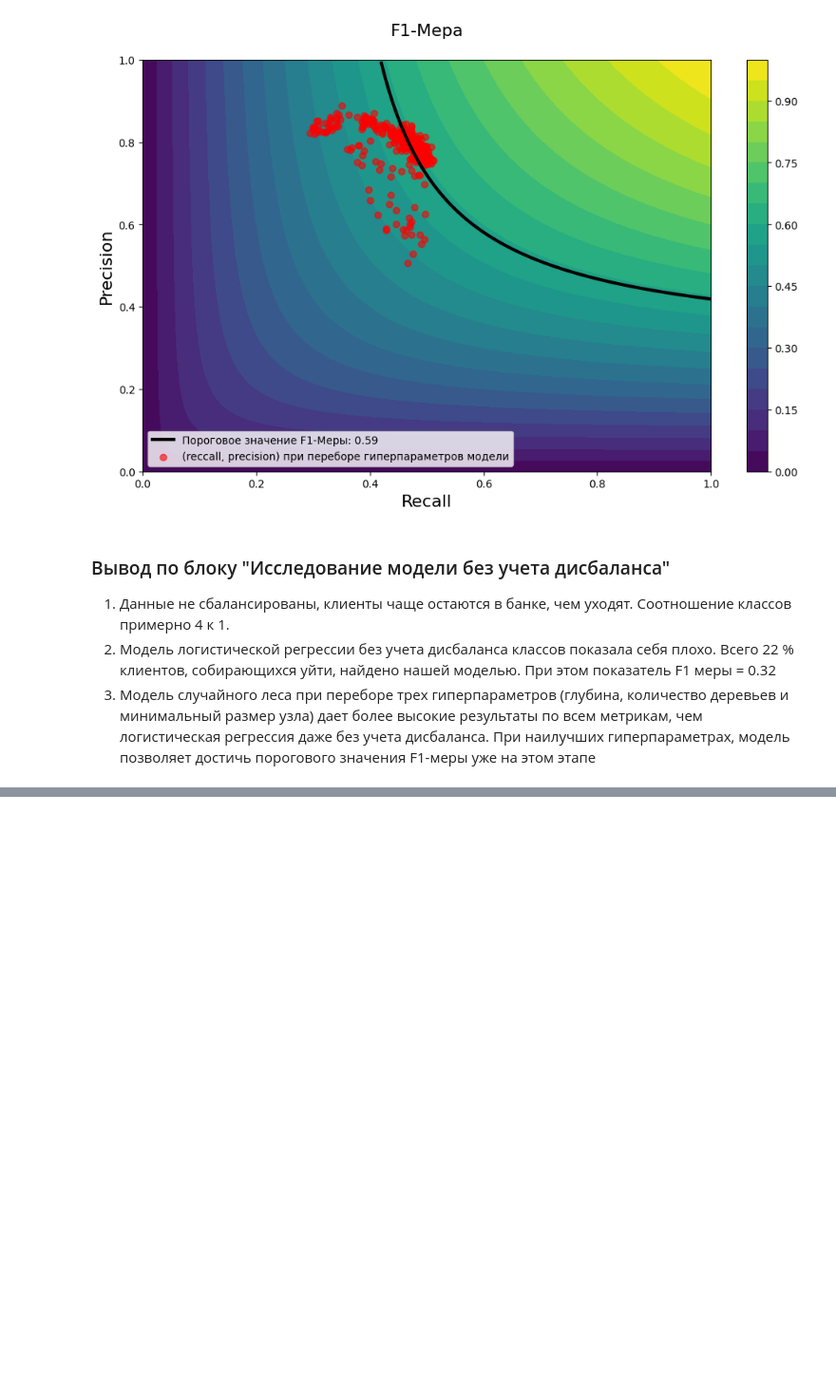
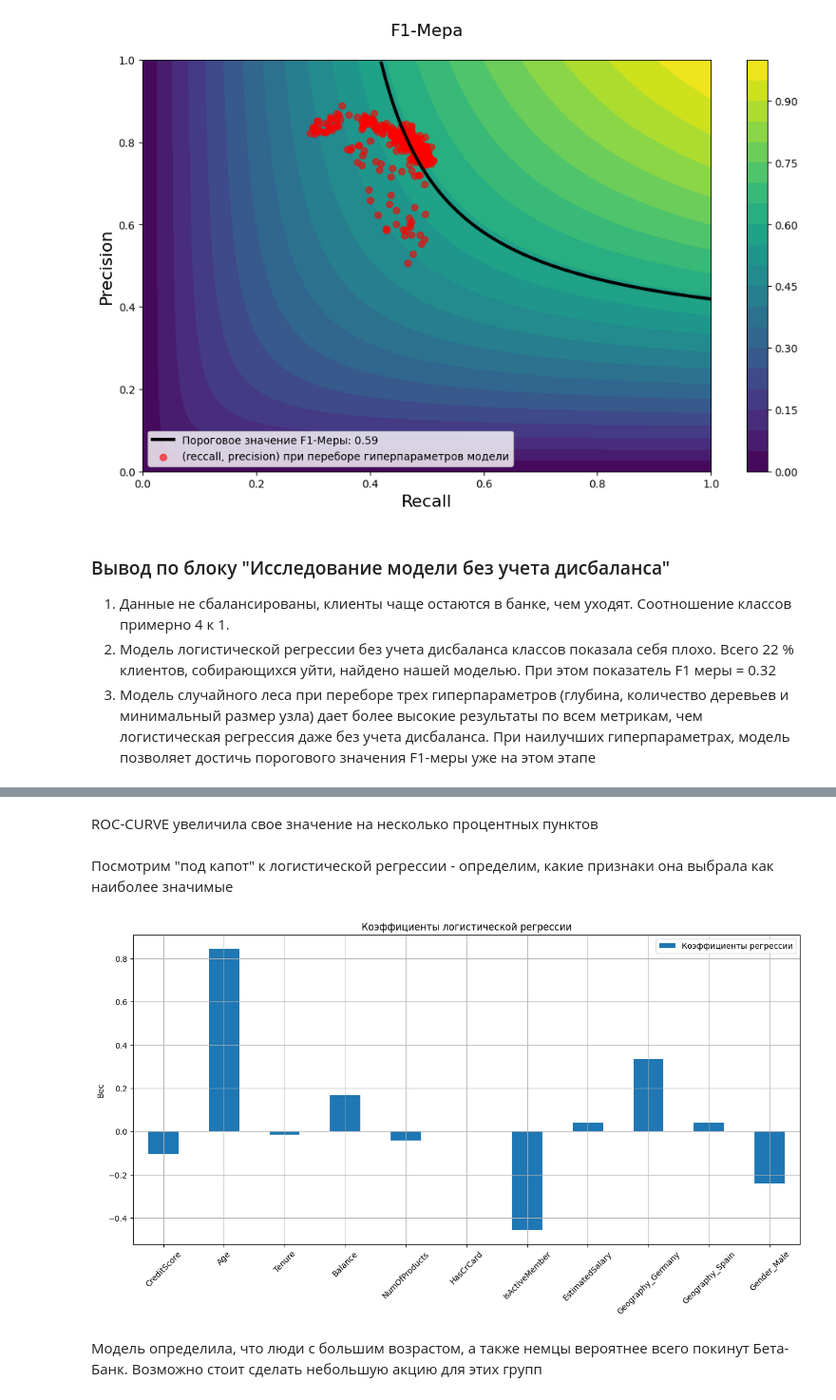
Before and after one commit to miroshkinyaroslav/Supervised-learning, a Jupyter notebook: supervised learning.ipynb, the cells around one changed output, grey strips where cells are left out. Shown: that part at 95% size. Drawn from its saved outputs; the diff is of its cells as text; code cells hidden in the pictures; blank space fills up the shorter version.

```diff
--- a/supervised learning.ipynb
+++ b/supervised learning.ipynb
@@ -374,0 +493,13 @@ pr_f1(recall_data_forest,precision_data_forest, dot_size=1, alpha=0.6)
+# %% [markdown]
+ROC-CURVE увеличила свое значение на несколько процентных пунктов
+# %% [markdown]
+Посмотрим "под капот" к логистической регрессии - определим, какие признаки она выбрала как наиболее значимые
+# %%
+fig, ax = plt.subplots(1,1, figsize=(15,7))
+pd.DataFrame(best_model_log_balanced.coef_[0],
+             index=best_model_log_balanced.feature_names_in_).rename(columns={0:'Коэффициенты регрессии'})\
+.plot(kind='bar',ax=ax, grid=True, rot=45, title='Коэффициенты логистической регрессии', ylabel='Вес');
+# %% [output]
+[figure, added]
+# %% [markdown]
+Модель определила, что люди с большим возрастом, а также немцы вероятнее всего покинут Бета-Банк. Возможно стоит сделать небольшую акцию для этих групп
```
Also changed, not shown: parts of 29 cells of this notebook.
